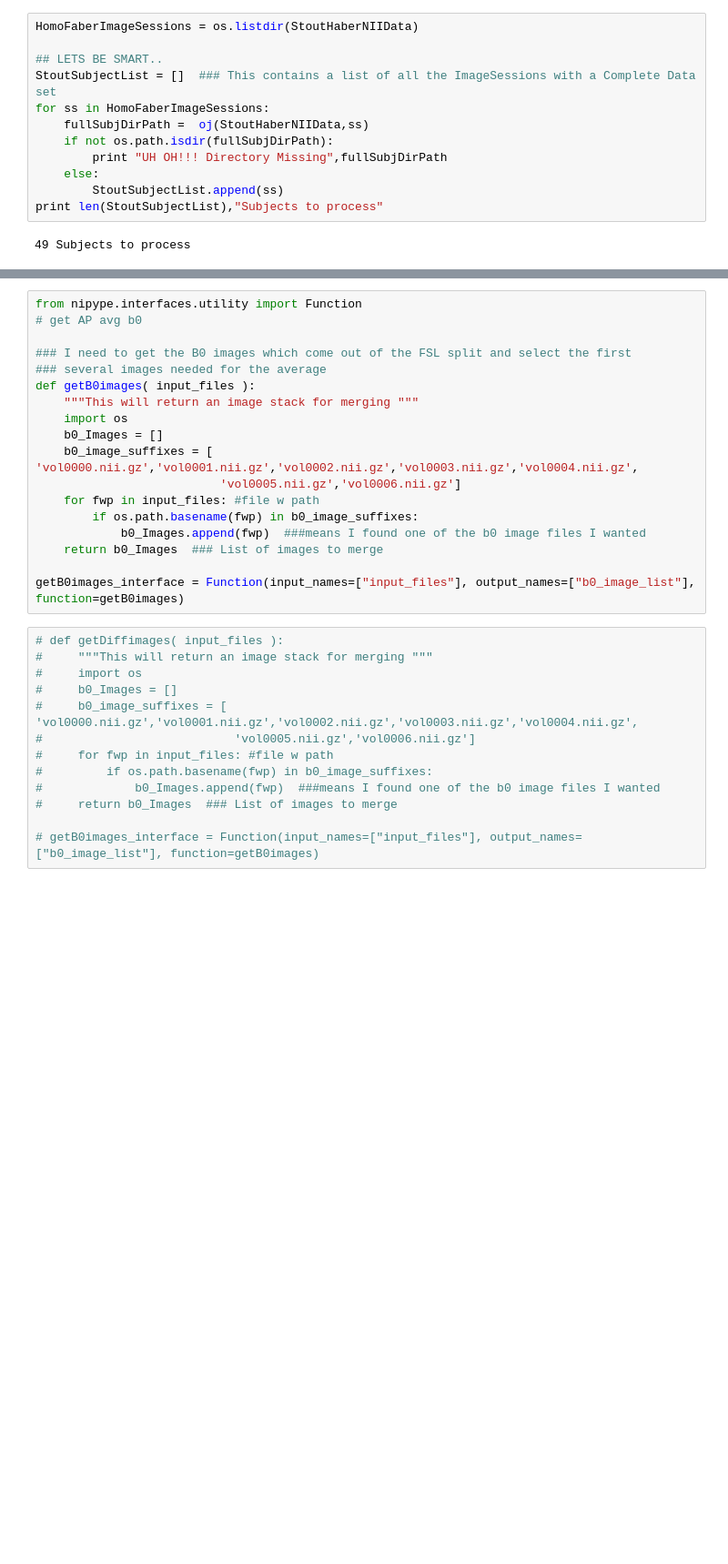
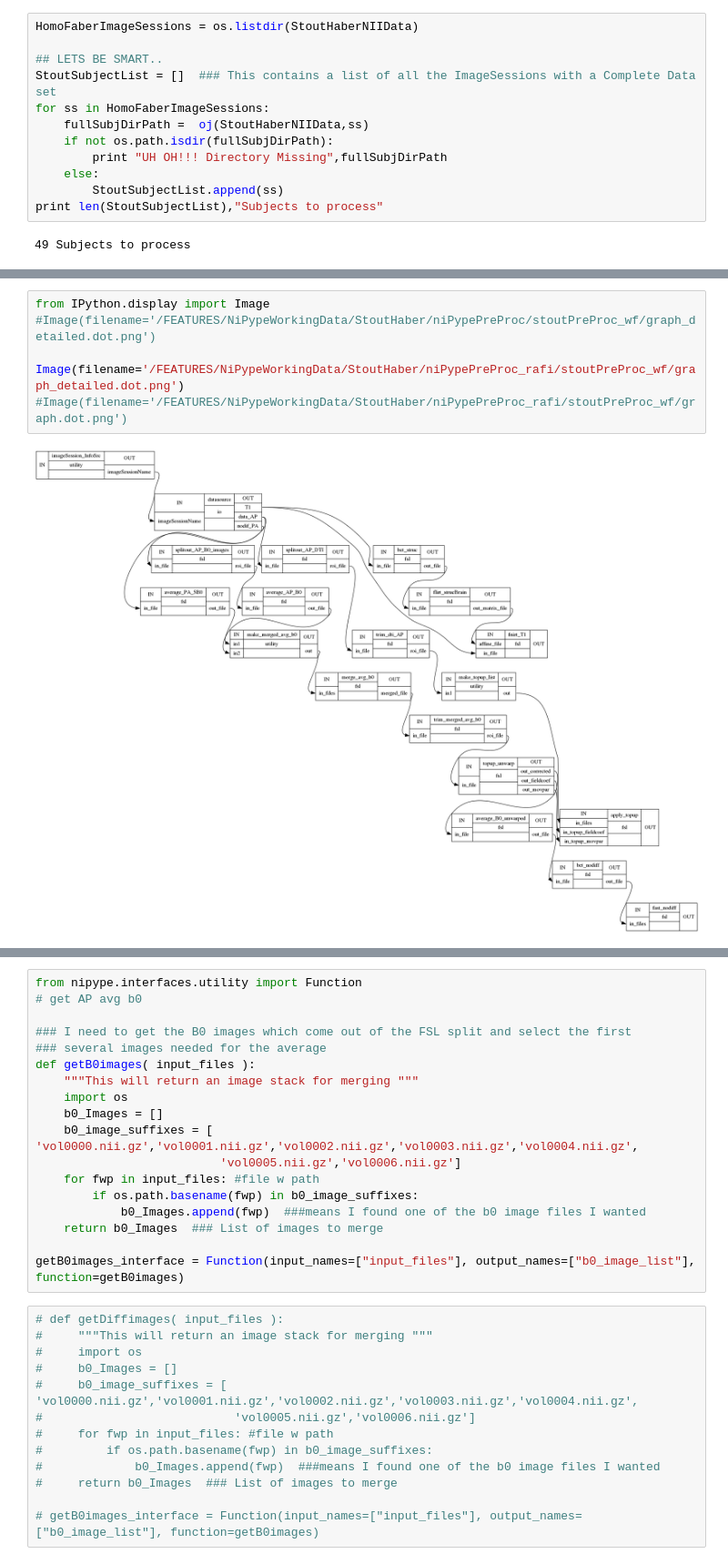
Before and after one commit to dgutman/GutmanLabNipypeWorkflows, a Jupyter notebook: IpythonNotebooks/PreProcNiPypeStoutData.ipynb, the cells around one changed output, grey strips where cells are left out. Shown at 91% size. Drawn from its saved outputs; the diff is of its cells as text; blank space fills up the shorter version.

```diff
--- a/IpythonNotebooks/PreProcNiPypeStoutData.ipynb
+++ b/IpythonNotebooks/PreProcNiPypeStoutData.ipynb
@@ -57,0 +411,8 @@ datasource.inputs.template_args = StoutDataSourceDict
+# %%
+from IPython.display import Image
+#Image(filename='/FEATURES/NiPypeWorkingData/StoutHaber/niPypePreProc/stoutPreProc_wf/graph_detailed.dot.png')
+
+Image(filename='/FEATURES/NiPypeWorkingData/StoutHaber/niPypePreProc_rafi/stoutPreProc_wf/graph_detailed.dot.png')
+#Image(filename='/FEATURES/NiPypeWorkingData/StoutHaber/niPypePreProc_rafi/stoutPreProc_wf/graph.dot.png')
+# %% [output]
+[figure, added]
```
Also changed, not shown: parts of 31 cells of this notebook, 3 other files.
